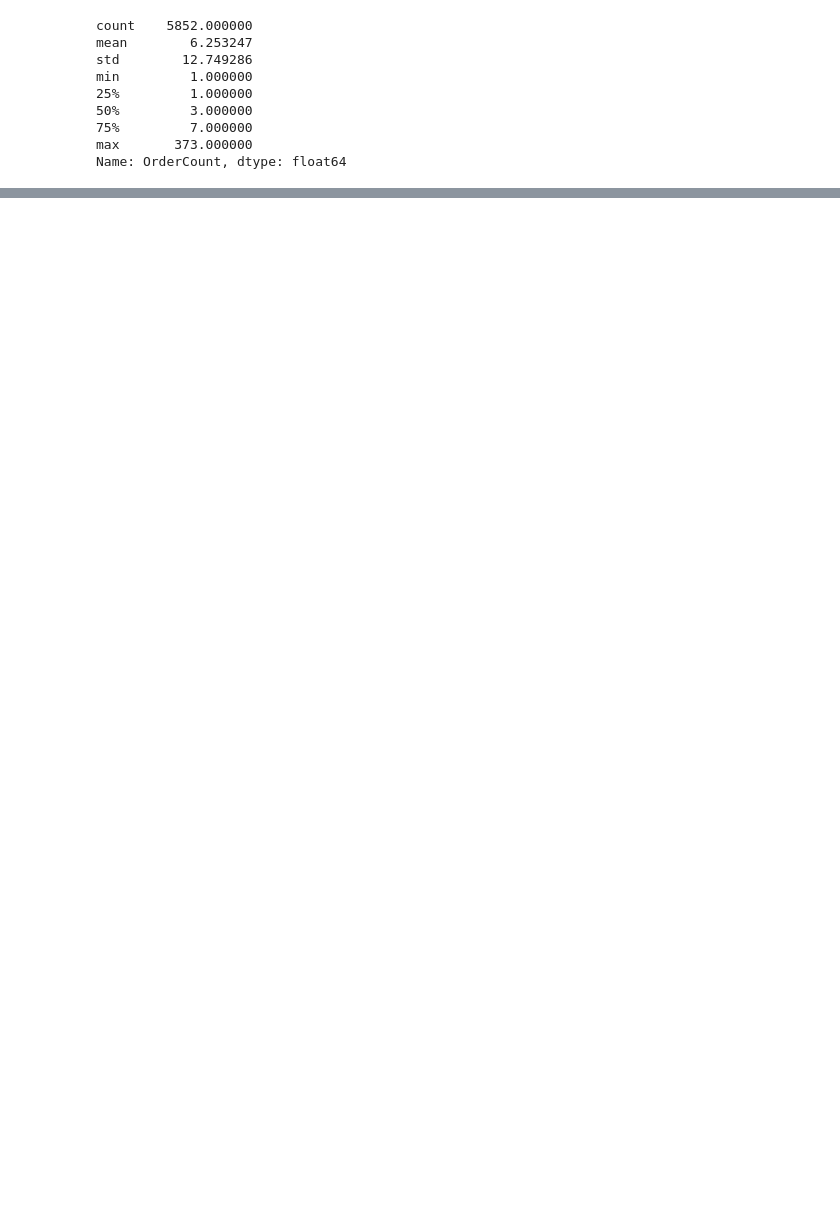
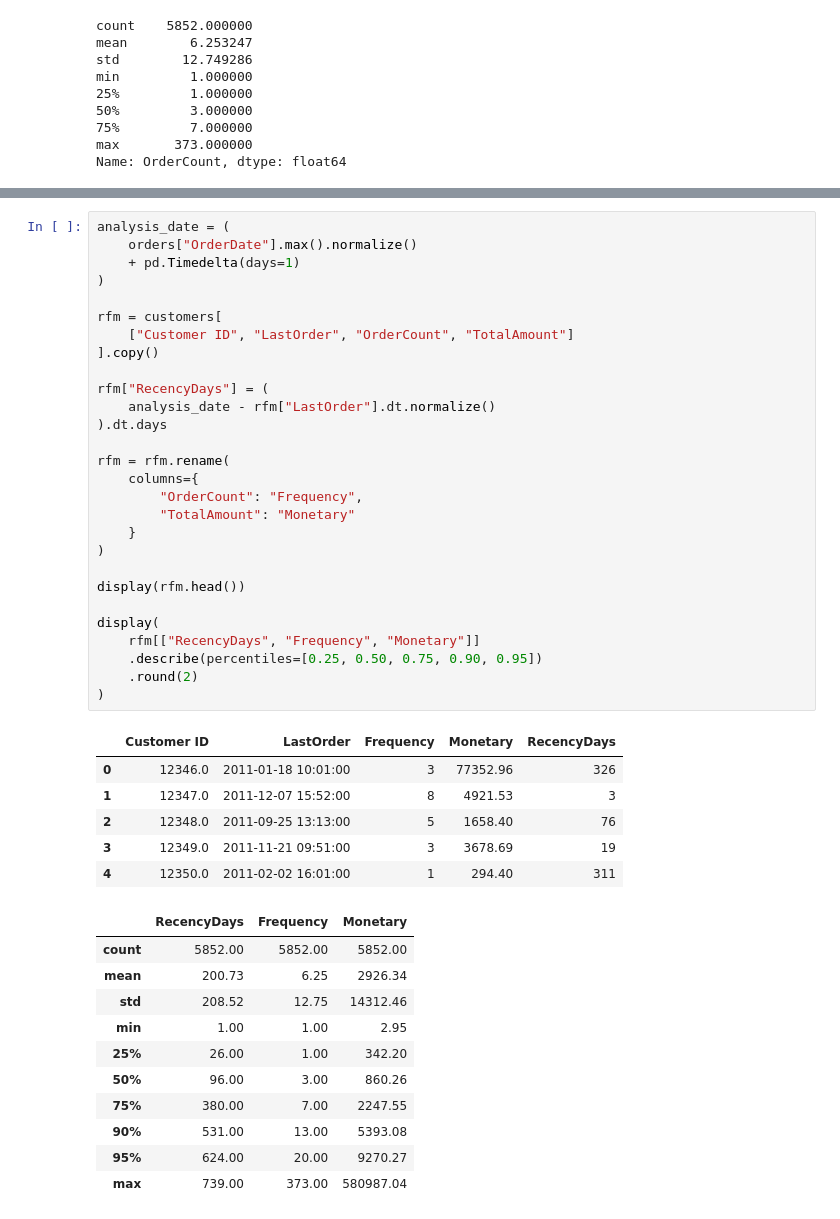
Before and after one commit to pressftopayrespect3030-bit/retail-intelligence, a Jupyter notebook: notebooks/02_customer_behavior.ipynb, the cells around one changed output, grey strips where cells are left out. Saved outputs shown, nothing was run; the diff lists cells and outputs as text; blank space fills up the shorter version.

Commit message:
finished customer behavior analysis + readme update

```diff
--- a/notebooks/02_customer_behavior.ipynb
+++ b/notebooks/02_customer_behavior.ipynb
@@ -425,0 +540,46 @@ Name: OrderCount, dtype: float64
+# %%
+analysis_date = (
+    orders["OrderDate"].max().normalize()
+    + pd.Timedelta(days=1)
+)
+
+rfm = customers[
+    ["Customer ID", "LastOrder", "OrderCount", "TotalAmount"]
+].copy()
+
+rfm["RecencyDays"] = (
+    analysis_date - rfm["LastOrder"].dt.normalize()
+).dt.days
+
+rfm = rfm.rename(
+    columns={
+        "OrderCount": "Frequency",
+        "TotalAmount": "Monetary"
+    }
+)
+
+display(rfm.head())
+
+display(
+    rfm[["RecencyDays", "Frequency", "Monetary"]]
+    .describe(percentiles=[0.25, 0.50, 0.75, 0.90, 0.95])
+    .round(2)
+)
+# %% [output]
+|  | Customer ID | LastOrder | Frequency | Monetary | RecencyDays |
+| 0 | 12346.0 | 2011-01-18 10:01:00 | 3 | 77352.96 | 326 |
+| 1 | 12347.0 | 2011-12-07 15:52:00 | 8 | 4921.53 | 3 |
+| 2 | 12348.0 | 2011-09-25 13:13:00 | 5 | 1658.40 | 76 |
+| 3 | 12349.0 | 2011-11-21 09:51:00 | 3 | 3678.69 | 19 |
+| 4 | 12350.0 | 2011-02-02 16:01:00 | 1 | 294.40 | 311 |
+|  | RecencyDays | Frequency | Monetary |
+| count | 5852.00 | 5852.00 | 5852.00 |
+| mean | 200.73 | 6.25 | 2926.34 |
+| std | 208.52 | 12.75 | 14312.46 |
+| min | 1.00 | 1.00 | 2.95 |
+| 25% | 26.00 | 1.00 | 342.20 |
+| 50% | 96.00 | 3.00 | 860.26 |
+| 75% | 380.00 | 7.00 | 2247.55 |
+| 90% | 531.00 | 13.00 | 5393.08 |
+| 95% | 624.00 | 20.00 | 9270.27 |
+| max | 739.00 | 373.00 | 580987.04 |
```
Also changed, not shown: parts of 6 cells of this notebook, 1 other file.
